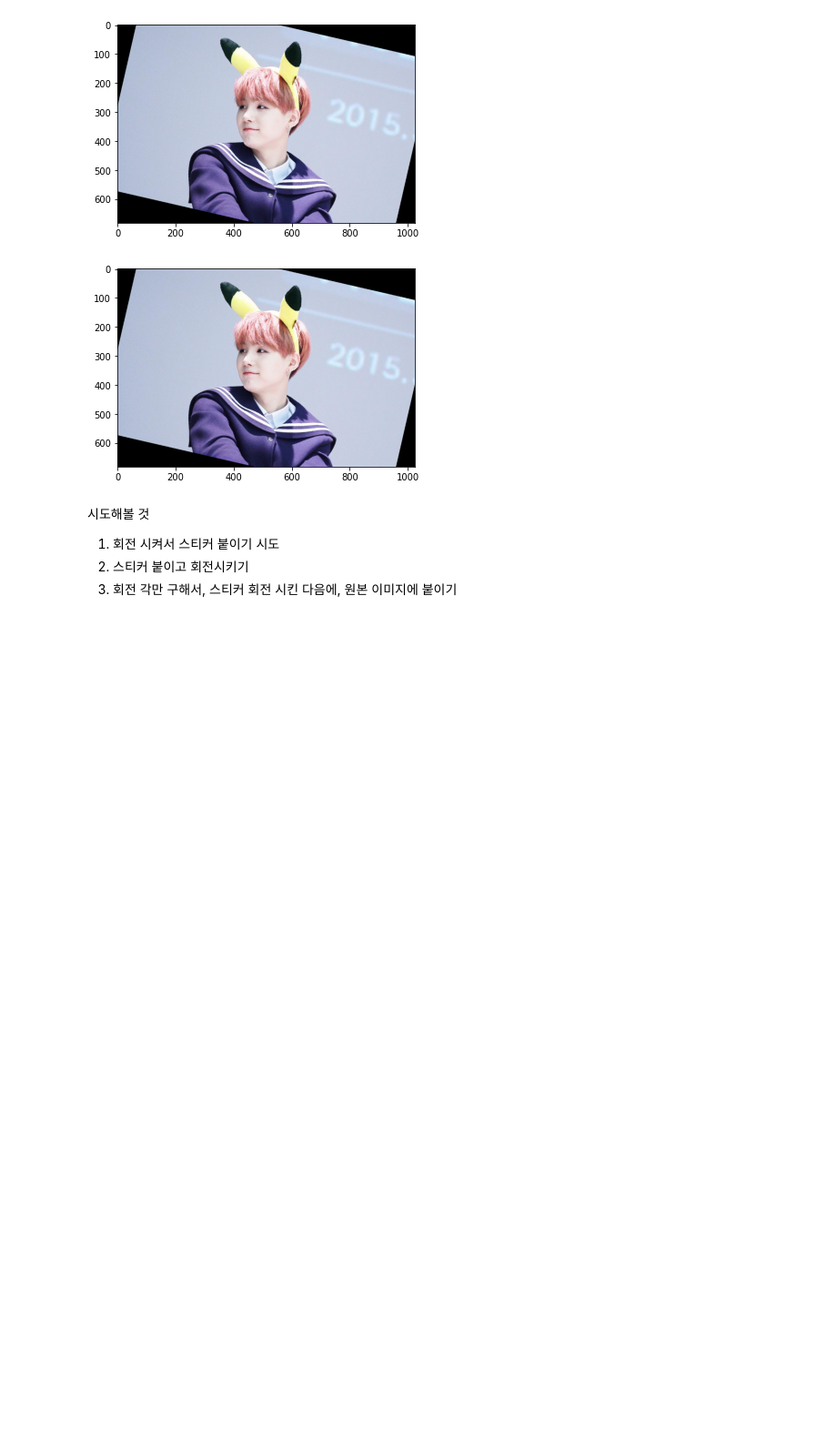
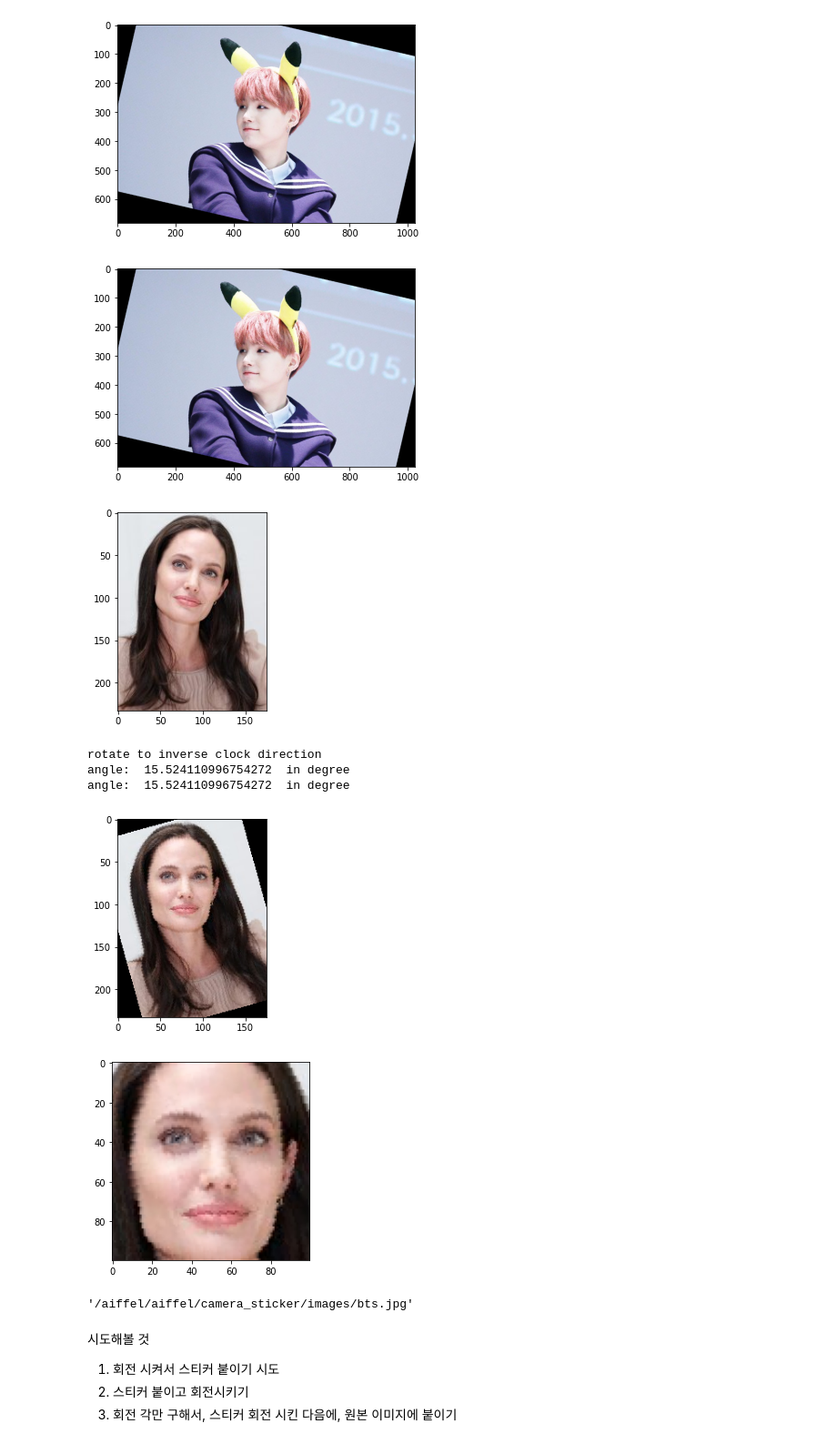
Before and after one commit to jungyongji/first-repository, a Jupyter notebook: [E-08] Generating stickers of cat's whiskers.ipynb, the cells around one changed output. Shown at 91% size. Drawn from its saved outputs; the diff is of its cells as text; code cells hidden in the pictures; blank space fills up the shorter version.

```diff
--- a/[E-08] Generating stickers of cat's whiskers.ipynb
+++ b/[E-08] Generating stickers of cat's whiskers.ipynb
@@ -444,6 +450,27 @@ angle:  77.07400087529405  in degree
 angle:  12.925999124705953  in degree
 [figure]
 [figure]
+# %%
+test_set = [angel_path]
+for instance in test_set:
+    alignedFace = alignFace(instance)
+    plt.imshow(alignedFace[:, :, ::-1])
+    plt.show()
+
+    img, gray_img = detectFace(alignedFace)
+    plt.imshow(img[:, :, ::-1])
+    plt.show()
+# %% [output]
+[figure, added]
+rotate to inverse clock direction
+angle:  15.524110996754272  in degree
+angle:  15.524110996754272  in degree
+[figure, added]
+[figure, added]
+# %%
+bts_path
+# %% [output]
+'/aiffel/aiffel/camera_sticker/images/bts.jpg'
 # %% [markdown]
 시도해볼 것
 1. 회전 시켜서 스티커 붙이기 시도
```
Also changed, not shown: parts of 4 cells of this notebook.
